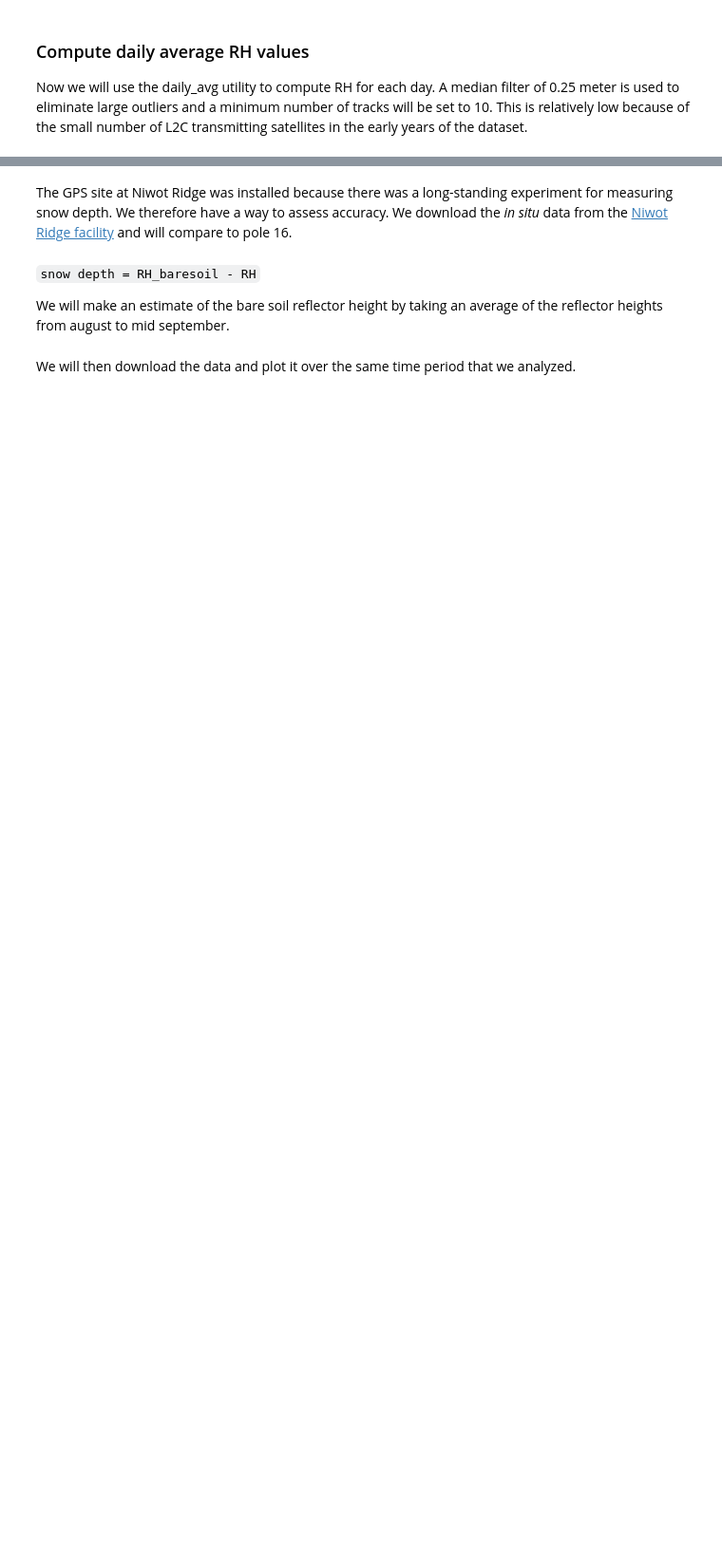
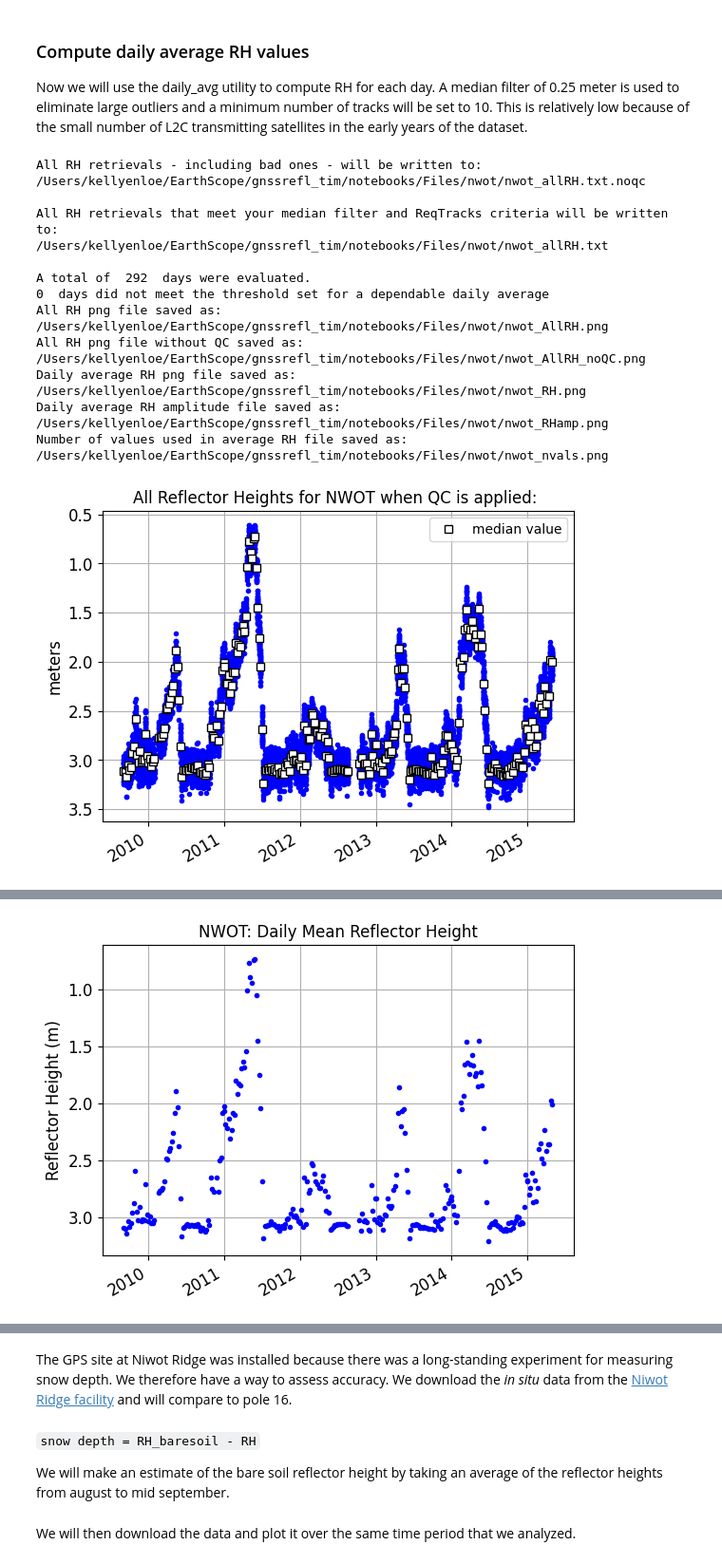
Before and after one commit to kristinemlarson/gnssrefl, a Jupyter notebook: notebooks/use-cases/Seasonal_Snow_Accumulation/nwot-niwot_ridge_colorado.ipynb, the cells around one changed output, grey strips where cells are left out. Shown at 95% size. Cells and saved outputs as stored; diff of their text form; code cells hidden in the pictures; blank space fills up the shorter version.

```diff
--- a/notebooks/use-cases/Seasonal_Snow_Accumulation/nwot-niwot_ridge_colorado.ipynb
+++ b/notebooks/use-cases/Seasonal_Snow_Accumulation/nwot-niwot_ridge_colorado.ipynb
@@ -21,39 +21,41 @@
 
 <img src="https://www.unavco.org/data/gps-gnss/lib/images/station_images/NWOT.jpg" width=500/>
 # %%
-import json
+import ipywidgets as widgets
 import os
-import sys
 
-import ipywidgets as widgets
-import pandas as pd
-import seaborn as sns;
+from pathlib import Path
 
-sns.set_theme(style="whitegrid");
-import matplotlib.pyplot as plt
+from gnssrefl.utils import check_environment, set_environment, get_sys
 
-# We are including our repository bin to the system path so that we can import the following python modules
-bin_path = os.path.abspath(os.path.join('../../../bin'))
-if bin_path not in sys.path:
-    sys.path.append(bin_path)
+notebook_dir = Path.cwd().parents[1]
 
-import gnssrefl_helpers
+# Making sure environment variables are set - this is required to run the gnssrefl code
+exists = check_environment()
+if exists == False:
+    set_environment(refl_code=str(notebook_dir),
+                    orbits=str(notebook_dir / "orbits"),
+                    exe=str(notebook_dir / "exe"))
 
-#Making sure environment variables are set - this is required to run the gnssrefl code
-exists = gnssrefl_helpers.check_environment()
-if exists == False:
-    gnssrefl_helpers.set_environment(refl_code="../../..", orbits="../../../orbits", exe="../../../bin/exe")
+#If you are running this locally - make sure the items in the exe folder have execution permissions
 
 # Set local variable of refl_code location
 refl_code_loc = os.environ['REFL_CODE']
+print("refl_code location:", refl_code_loc)
 
 # import gnssrefl functions
+from gnssrefl.installexe_cl import installexe
 from gnssrefl.rinex2snr_cl import rinex2snr
 from gnssrefl.quickLook_cl import quicklook
-from gnssrefl.make_json_input import make_json
 from gnssrefl.gnssir_cl import gnssir
+from gnssrefl.gnssir_input import make_gnssir_input
 from gnssrefl.daily_avg_cl import daily_avg
-from gnssrefl.installexe_cl import installexe
 
-#@formatter:off
-%matplotlib inline
+
+# import the crx2rnx file which is dependent on your working OS - this is required to run the gnssrefl code
+# If in docker environment, then you do not need to download crxnrnx
+try:
+    os.environ['DOCKER']
+except KeyError:
+    sys = get_sys()
+    installexe(sys)
@@ -174,4 +233,19 @@ gnssir(station, year, doy, doy_end=doy_end, year_end=year_end, plt=plot, screens
 ### Compute daily average RH values
 Now we will use the daily_avg utility to compute RH for each day. A median filter of 0.25 meter is used to eliminate large outliers and a minimum number of tracks will be set to 10. This is relatively low because of the small number of L2C transmitting satellites in the early years of the dataset.
 # %%
-daily_avg(station, medfilter=.25, ReqTracks=10, year1=2009, year2=2010, plt=False, txtfile='nwot-dailyavg.txt')
+daily_avg(station, medfilter=.25, ReqTracks=10, year1=2009, year2=2015, txtfile='nwot_dailyRH.txt')
+# %% [output]
+All RH retrievals - including bad ones - will be written to:
+/Users/kellyenloe/EarthScope/gnssrefl_tim/notebooks/Files/nwot/nwot_allRH.txt.noqc
+
+All RH retrievals that meet your median filter and ReqTracks criteria will be written to:
+/Users/kellyenloe/EarthScope/gnssrefl_tim/notebooks/Files/nwot/nwot_allRH.txt
+
+A total of  292  days were evaluated.
+0  days did not meet the threshold set for a dependable daily average
+All RH png file saved as:  /Users/kellyenloe/EarthScope/gnssrefl_tim/notebooks/Files/nwot/nwot_AllRH.png
+All RH png file without QC saved as:  /Users/kellyenloe/EarthScope/gnssrefl_tim/notebooks/Files/nwot/nwot_AllRH_noQC.png
+Daily average RH png file saved as:  /Users/kellyenloe/EarthScope/gnssrefl_tim/notebooks/Files/nwot/nwot_RH.png
+Daily average RH amplitude file saved as:  /Users/kellyenloe/EarthScope/gnssrefl_tim/notebooks/Files/nwot/nwot_RHamp.png
+Number of values used in average RH file saved as:  /Users/kellyenloe/EarthScope/gnssrefl_tim/notebooks/Files/nwot/nwot_nvals.png
+[figure, added]
@@ -177,0 +253 @@ daily_avg(station, medfilter=.25, ReqTracks=10, year1=2009, year2=2010, plt=Fals
+[figure, added]
```
Also changed, not shown: parts of 29 cells of this notebook, 12 other files.
